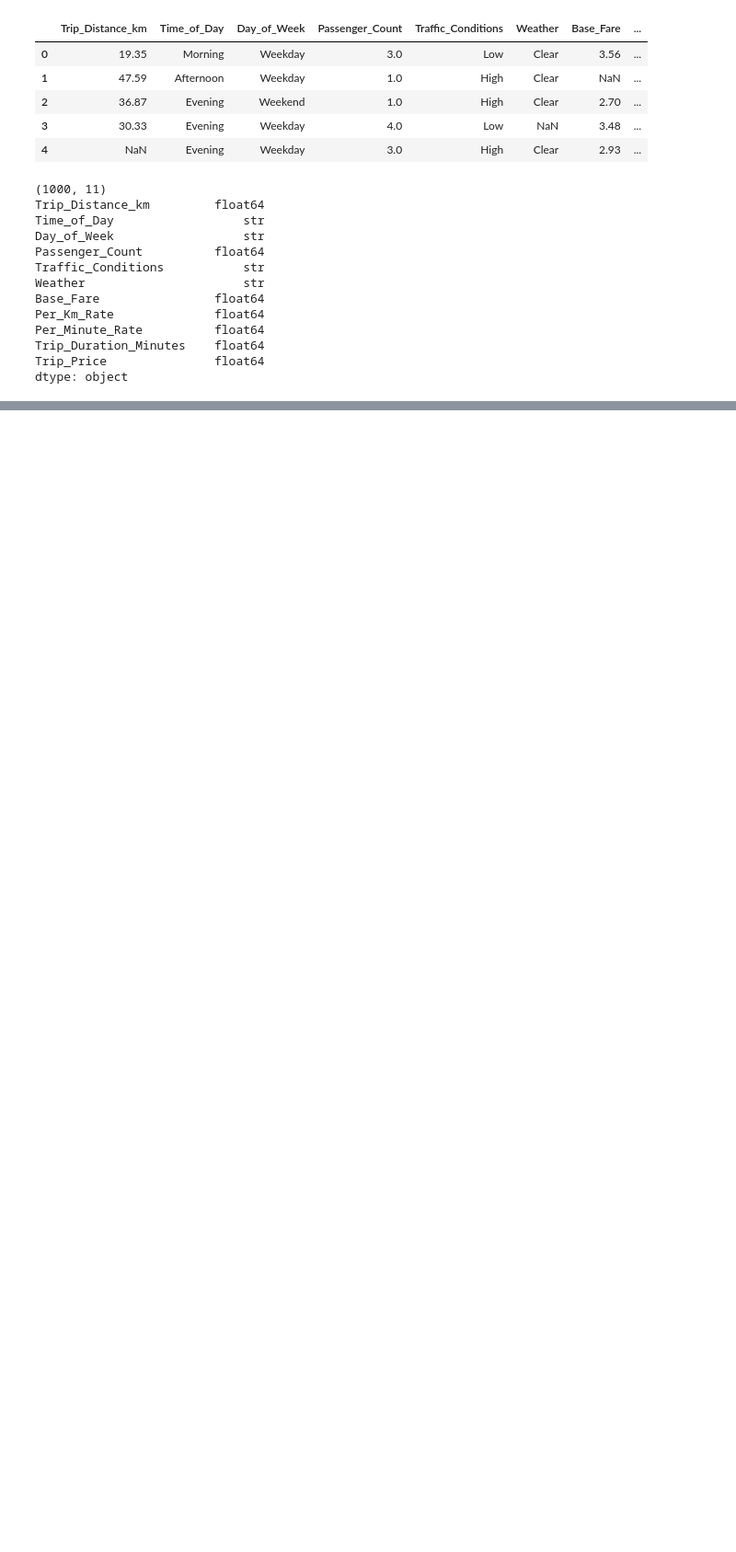
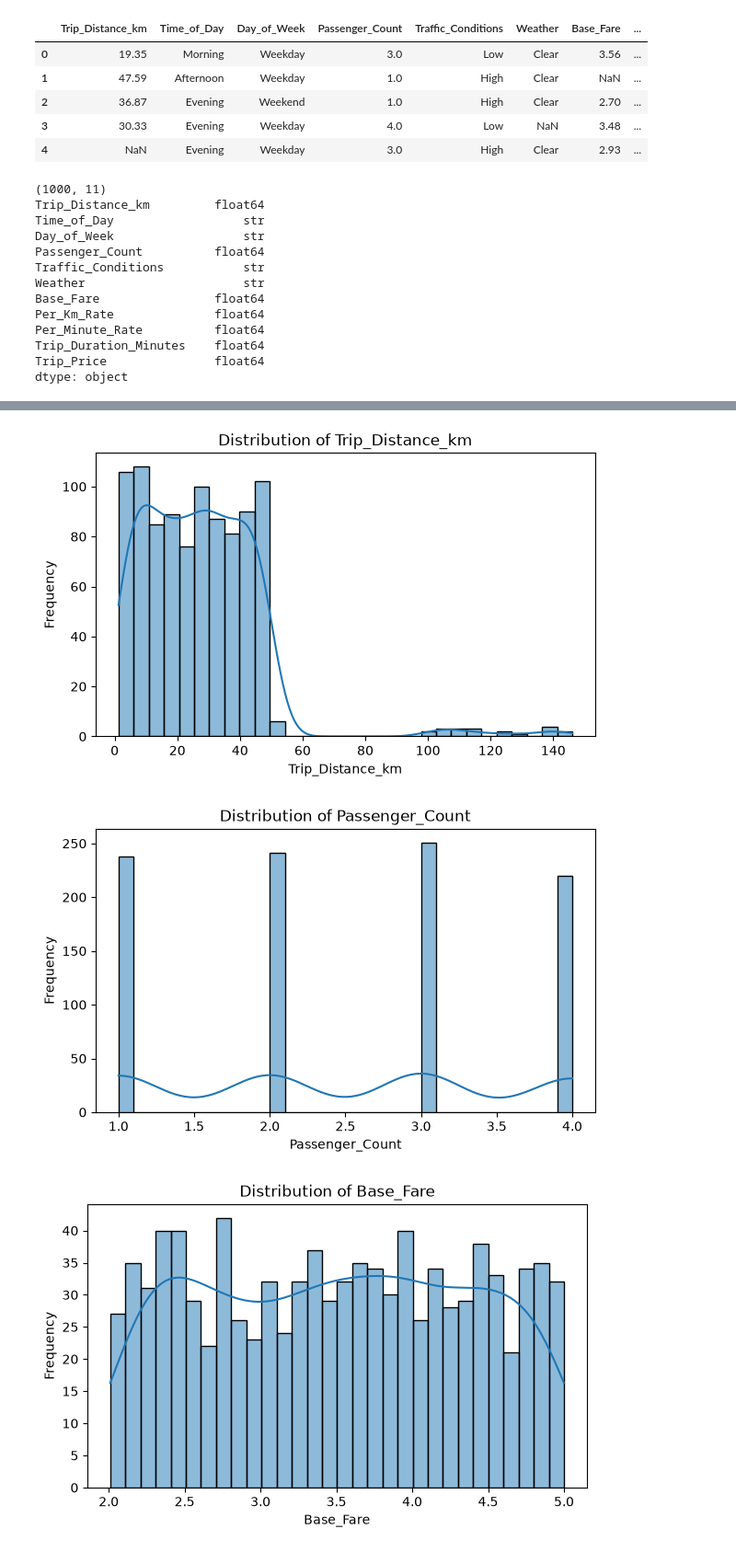
Before and after one commit to kurochan1901/115-1_Data-Analysis-and-Modeling, a Jupyter notebook: HW1/HW1.ipynb, the cells around one changed output, grey strips where cells are left out. Shown at 92% size. Saved outputs shown, nothing was run; the diff lists cells and outputs as text; code cells hidden in the pictures; blank space fills up the shorter version.

Commit message:
DataProcessing: missing value, descriptive statistics

```diff
--- a/HW1/HW1.ipynb
+++ b/HW1/HW1.ipynb
@@ -34,0 +83,6 @@ dtype: object
+# %%
+#categorical values check
+categorical_columns = df.select_dtypes(include=["str"]).columns
+for col in categorical_columns:
+    print(f"\n--- {col} ---")
+    print(df[col].value_counts(dropna=False))
@@ -34,0 +121,21 @@ dtype: object
+# %%
+numeric_cols = df.select_dtypes(include="number").columns
+
+for col in numeric_cols:
+    plt.figure(figsize=(7, 4))
+
+    sns.histplot(
+        data=df,
+        x=col,
+        bins=30,
+        kde=True
+    )
+
+    plt.title(f"Distribution of {col}")
+    plt.xlabel(col)
+    plt.ylabel("Frequency")
+    plt.show()
+# %% [output]
+[figure, added]
+[figure, added]
+[figure, added]
```
Also changed, not shown: parts of 7 cells of this notebook.
